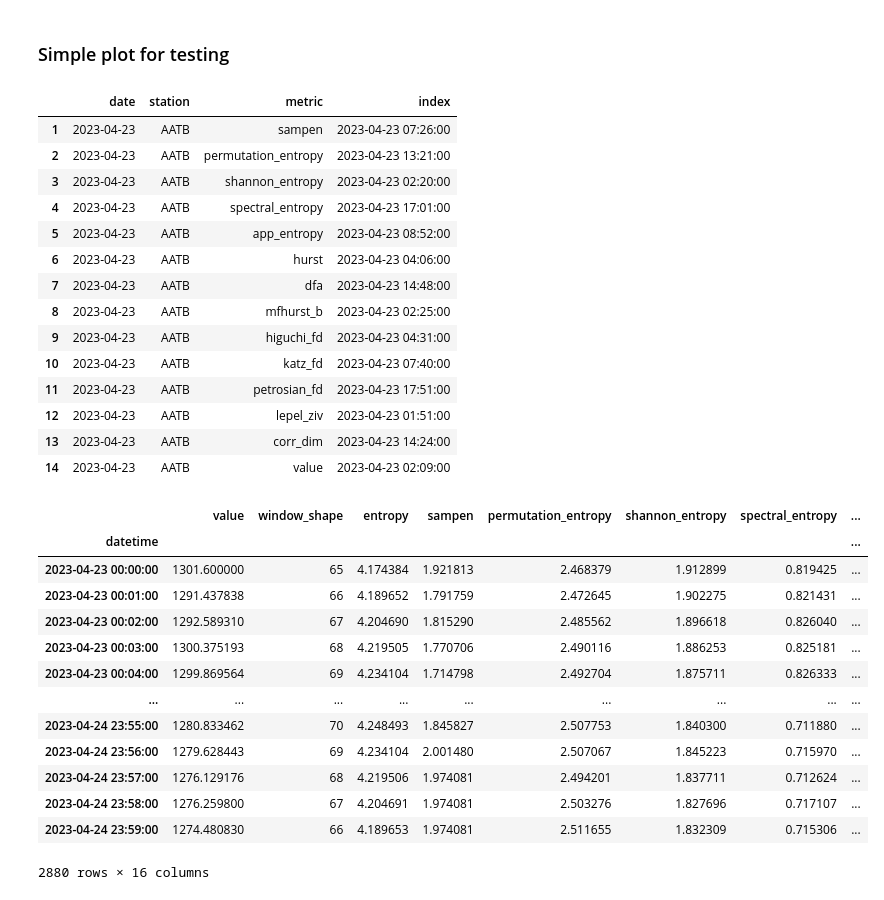
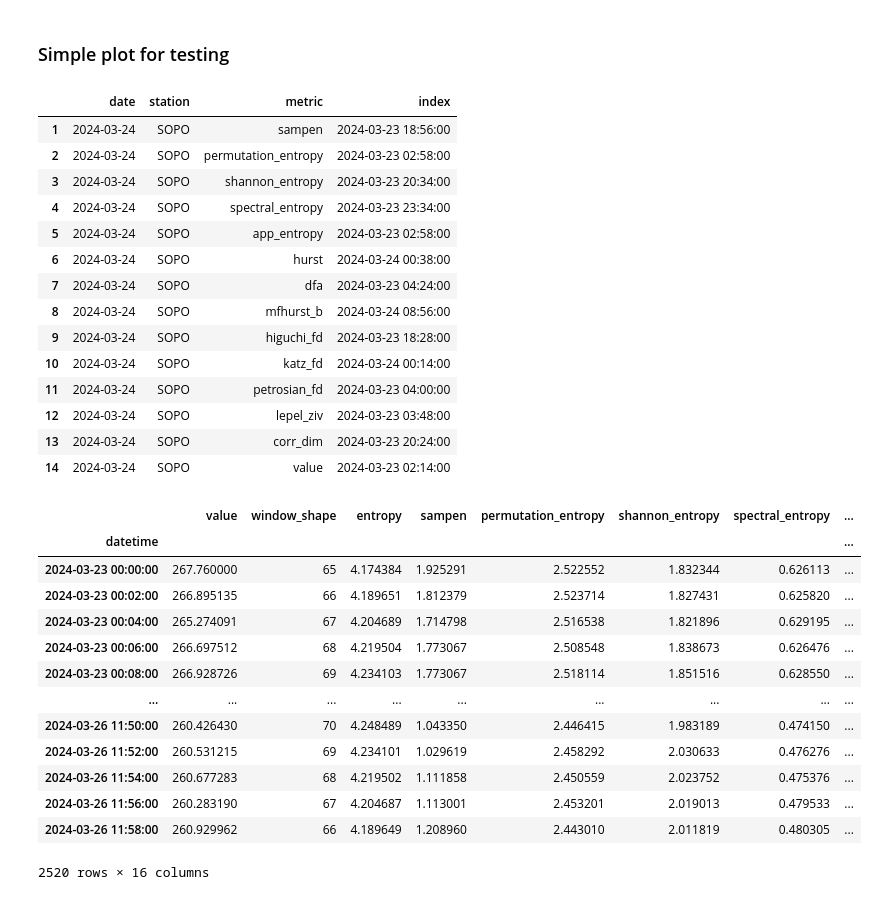
Before and after one commit to dosquisd/NMDB, a Jupyter notebook: 004_predictions.ipynb, the cells around one changed output. Cells and saved outputs as stored; diff of their text form; code cells hidden in the pictures.

```diff
--- a/004_predictions.ipynb
+++ b/004_predictions.ipynb
@@ -282,53 +291,53 @@ for date in date_events:
 ### Simple plot for testing
 # %%
 # filter by a particular event
-date = "2023-04-23"
-station = "AATB"
+date = "2024-03-24"
+station = "SOPO"
 
 df_event = df[(df["date"] == date) & (df["station"] == station)].reset_index(drop=True)
 df_event = df_event[df_event["metric"] != "entropy"]
 
 df_orig = read_metrics_file(
     EVENT,
     date,
     station,
     WINDOW_SIZE,
     datetime_cols={"datetime": None},
     suffix=suffix,
 ).set_index("datetime")
 
 
 display(df_event, df_orig)
 # %% [output]
 |  | date | station | metric | index |
-| 1 | 2023-04-23 | AATB | sampen | 2023-04-23 07:26:00 |
-| 2 | 2023-04-23 | AATB | permutation_entropy | 2023-04-23 13:21:00 |
-| 3 | 2023-04-23 | AATB | shannon_entropy | 2023-04-23 02:20:00 |
-| 4 | 2023-04-23 | AATB | spectral_entropy | 2023-04-23 17:01:00 |
-| 5 | 2023-04-23 | AATB | app_entropy | 2023-04-23 08:52:00 |
-| 6 | 2023-04-23 | AATB | hurst | 2023-04-23 04:06:00 |
-| 7 | 2023-04-23 | AATB | dfa | 2023-04-23 14:48:00 |
-| 8 | 2023-04-23 | AATB | mfhurst_b | 2023-04-23 02:25:00 |
-| 9 | 2023-04-23 | AATB | higuchi_fd | 2023-04-23 04:31:00 |
-| 10 | 2023-04-23 | AATB | katz_fd | 2023-04-23 07:40:00 |
-| 11 | 2023-04-23 | AATB | petrosian_fd | 2023-04-23 17:51:00 |
-| 12 | 2023-04-23 | AATB | lepel_ziv | 2023-04-23 01:51:00 |
-| 13 | 2023-04-23 | AATB | corr_dim | 2023-04-23 14:24:00 |
-| 14 | 2023-04-23 | AATB | value | 2023-04-23 02:09:00 |
+| 1 | 2024-03-24 | SOPO | sampen | 2024-03-23 18:56:00 |
+| 2 | 2024-03-24 | SOPO | permutation_entropy | 2024-03-23 02:58:00 |
+| 3 | 2024-03-24 | SOPO | shannon_entropy | 2024-03-23 20:34:00 |
+| 4 | 2024-03-24 | SOPO | spectral_entropy | 2024-03-23 23:34:00 |
+| 5 | 2024-03-24 | SOPO | app_entropy | 2024-03-23 02:58:00 |
+| 6 | 2024-03-24 | SOPO | hurst | 2024-03-24 00:38:00 |
+| 7 | 2024-03-24 | SOPO | dfa | 2024-03-23 04:24:00 |
+| 8 | 2024-03-24 | SOPO | mfhurst_b | 2024-03-24 08:56:00 |
+| 9 | 2024-03-24 | SOPO | higuchi_fd | 2024-03-23 18:28:00 |
+| 10 | 2024-03-24 | SOPO | katz_fd | 2024-03-24 00:14:00 |
+| 11 | 2024-03-24 | SOPO | petrosian_fd | 2024-03-23 04:00:00 |
+| 12 | 2024-03-24 | SOPO | lepel_ziv | 2024-03-23 03:48:00 |
+| 13 | 2024-03-24 | SOPO | corr_dim | 2024-03-23 20:24:00 |
+| 14 | 2024-03-24 | SOPO | value | 2024-03-23 02:14:00 |
 |  | value | window_shape | entropy | sampen | permutation_entropy | shannon_entropy | spectral_entropy | ... |
 | datetime |  |  |  |  |  |  |  | ... |
-| 2023-04-23 00:00:00 | 1301.600000 | 65 | 4.174384 | 1.921813 | 2.468379 | 1.912899 | 0.819425 | ... |
-| 2023-04-23 00:01:00 | 1291.437838 | 66 | 4.189652 | 1.791759 | 2.472645 | 1.902275 | 0.821431 | ... |
-| 2023-04-23 00:02:00 | 1292.589310 | 67 | 4.204690 | 1.815290 | 2.485562 | 1.896618 | 0.826040 | ... |
-| 2023-04-23 00:03:00 | 1300.375193 | 68 | 4.219505 | 1.770706 | 2.490116 | 1.886253 | 0.825181 | ... |
-| 2023-04-23 00:04:00 | 1299.869564 | 69 | 4.234104 | 1.714798 | 2.492704 | 1.875711 | 0.826333 | ... |
+| 2024-03-23 00:00:00 | 267.760000 | 65 | 4.174384 | 1.925291 | 2.522552 | 1.832344 | 0.626113 | ... |
+| 2024-03-23 00:02:00 | 266.895135 | 66 | 4.189651 | 1.812379 | 2.523714 | 1.827431 | 0.625820 | ... |
+| 2024-03-23 00:04:00 | 265.274091 | 67 | 4.204689 | 1.714798 | 2.516538 | 1.821896 | 0.629195 | ... |
+| 2024-03-23 00:06:00 | 266.697512 | 68 | 4.219504 | 1.773067 | 2.508548 | 1.838673 | 0.626476 | ... |
+| 2024-03-23 00:08:00 | 266.928726 | 69 | 4.234103 | 1.773067 | 2.518114 | 1.851516 | 0.628550 | ... |
 | ... | ... | ... | ... | ... | ... | ... | ... | ... |
-| 2023-04-24 23:55:00 | 1280.833462 | 70 | 4.248493 | 1.845827 | 2.507753 | 1.840300 | 0.711880 | ... |
-| 2023-04-24 23:56:00 | 1279.628443 | 69 | 4.234104 | 2.001480 | 2.507067 | 1.845223 | 0.715970 | ... |
-| 2023-04-24 23:57:00 | 1276.129176 | 68 | 4.219506 | 1.974081 | 2.494201 | 1.837711 | 0.712624 | ... |
-| 2023-04-24 23:58:00 | 1276.259800 | 67 | 4.204691 | 1.974081 | 2.503276 | 1.827696 | 0.717107 | ... |
-| 2023-04-24 23:59:00 | 1274.480830 | 66 | 4.189653 | 1.974081 | 2.511655 | 1.832309 | 0.715306 | ... |
+| 2024-03-26 11:50:00 | 260.426430 | 70 | 4.248489 | 1.043350 | 2.446415 | 1.983189 | 0.474150 | ... |
+| 2024-03-26 11:52:00 | 260.531215 | 69 | 4.234101 | 1.029619 | 2.458292 | 2.030633 | 0.476276 | ... |
+| 2024-03-26 11:54:00 | 260.677283 | 68 | 4.219502 | 1.111858 | 2.450559 | 2.023752 | 0.475376 | ... |
+| 2024-03-26 11:56:00 | 260.283190 | 67 | 4.204687 | 1.113001 | 2.453201 | 2.019013 | 0.479533 | ... |
+| 2024-03-26 11:58:00 | 260.929962 | 66 | 4.189649 | 1.208960 | 2.443010 | 2.011819 | 0.480305 | ... |
-2880 rows × 16 columns
+2520 rows × 16 columns
 # %%
 def tmp_plots(
     df_orig: pd.DataFrame,
```
Also changed, not shown: parts of 7 cells of this notebook, 5 other files.
